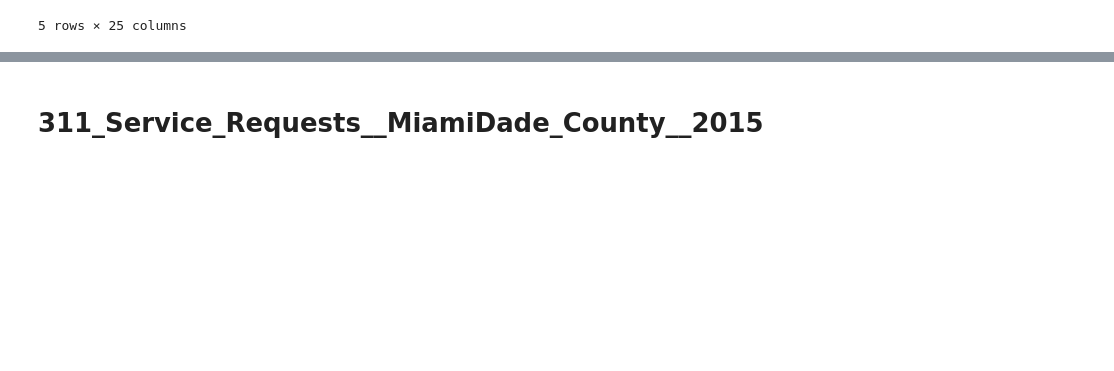
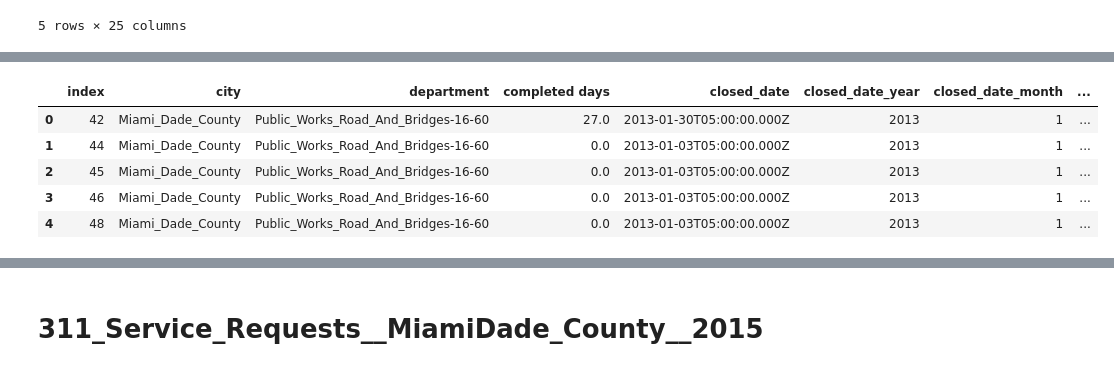
Before and after one commit to Gan001/dataviz-project-two, a Jupyter notebook: ETL_crazy_plot.ipynb, the cells around one changed output, grey strips where cells are left out. Saved outputs shown, nothing was run; the diff lists cells and outputs as text; code cells hidden in the pictures; blank space fills up the shorter version.

```diff
--- a/ETL_crazy_plot.ipynb
+++ b/ETL_crazy_plot.ipynb
@@ -252,0 +276,9 @@ Solid_Waste_Management13.to_csv("db/temp/Solid_Waste_Management13.csv", index=Tr
+# %%
+Public_Works_Road13 = pd.DataFrame()
+
+Public_Works_Road13["city"] = Public_Works_Road13_df["city"]
+Public_Works_Road13["department"] = Public_Works_Road13_df["case_owner"]
+Public_Works_Road13["completed days"]= Public_Works_Road13_df["actual_completed_days"]
+Public_Works_Road13["closed_date"]= Public_Works_Road13_df["ticket_closed_date_time"]
+
+Public_Works_Road13.head()
@@ -252,0 +292,5 @@ Solid_Waste_Management13.to_csv("db/temp/Solid_Waste_Management13.csv", index=Tr
+# %%
+Public_Works_Road13['closed_date'] = Public_Works_Road13['closed_date'].astype(str)
+Public_Works_Road13['closed_date_year'] = Public_Works_Road13['closed_date'].str.split('-').str.get(0)
+Public_Works_Road13['closed_date_month'] = Public_Works_Road13['closed_date'].str.split('-').str.get(1)
+Public_Works_Road13.head()
@@ -252,0 +304,21 @@ Solid_Waste_Management13.to_csv("db/temp/Solid_Waste_Management13.csv", index=Tr
+# %%
+import numpy as np
+Public_Works_Road13['closed_date_month'] = pd.to_numeric(Public_Works_Road13['closed_date_month'], errors='coerce').fillna(0).astype(np.int64)
+Public_Works_Road13['closed_date_month'] = Public_Works_Road13['closed_date_month'].astype(int)
+# %%
+# To convert mont form int to month in string XXX (Jan, Feb, Mar, etc)
+import calendar
+Public_Works_Road13['Month'] = Public_Works_Road13['closed_date_month'].apply(lambda x: calendar.month_abbr[x])
+
+Public_Works_Road13 = Public_Works_Road13.dropna()
+
+Public_Works_Road13.head()
+
+Public_Works_Road13.reset_index().head()
+# %% [output]
+|  | index | city | department | completed days | closed_date | closed_date_year | closed_date_month | ... |
+| 0 | 42 | Miami_Dade_County | Public_Works_Road_And_Bridges-16-60 | 27.0 | 2013-01-30T05:00:00.000Z | 2013 | 1 | ... |
+| 1 | 44 | Miami_Dade_County | Public_Works_Road_And_Bridges-16-60 | 0.0 | 2013-01-03T05:00:00.000Z | 2013 | 1 | ... |
+| 2 | 45 | Miami_Dade_County | Public_Works_Road_And_Bridges-16-60 | 0.0 | 2013-01-03T05:00:00.000Z | 2013 | 1 | ... |
+| 3 | 46 | Miami_Dade_County | Public_Works_Road_And_Bridges-16-60 | 0.0 | 2013-01-03T05:00:00.000Z | 2013 | 1 | ... |
+| 4 | 48 | Miami_Dade_County | Public_Works_Road_And_Bridges-16-60 | 0.0 | 2013-01-03T05:00:00.000Z | 2013 | 1 | ... |
```
Also changed, not shown: parts of 32 cells of this notebook.
